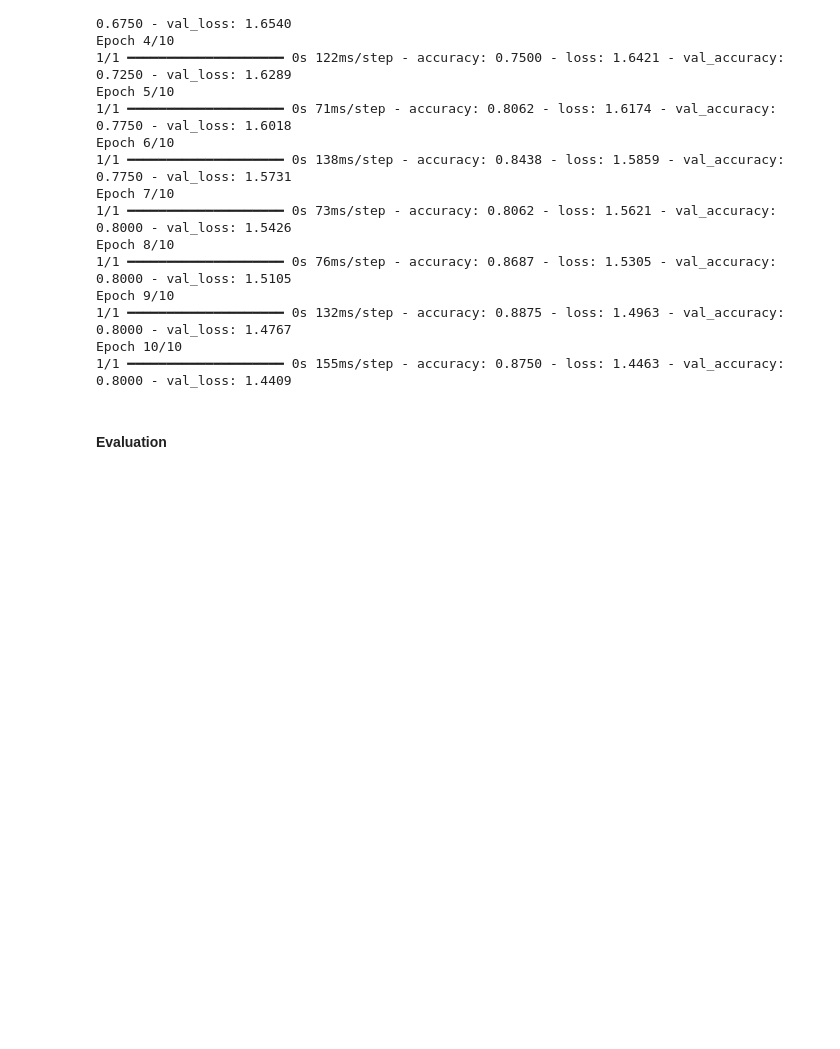
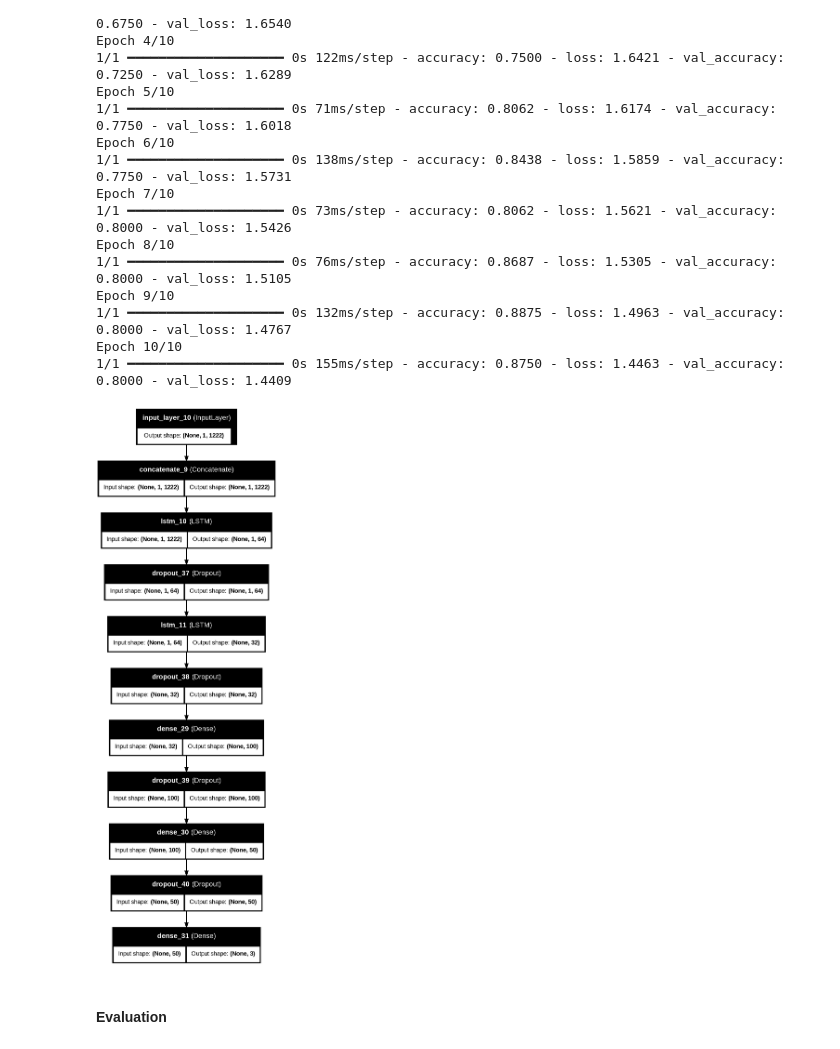
Before and after one commit to Biline-dev/AI_tools, a Jupyter notebook: Audio_Sentiment_Analysis_Project.ipynb, the cells around one changed output. Cells and saved outputs as stored; diff of their text form; code cells hidden in the pictures; blank space fills up the shorter version.

```diff
--- a/Audio_Sentiment_Analysis_Project.ipynb
+++ b/Audio_Sentiment_Analysis_Project.ipynb
@@ -1114,6 +1118,10 @@ Epoch 9/10
 1/1 ━━━━━━━━━━━━━━━━━━━━ 0s 132ms/step - accuracy: 0.8875 - loss: 1.4963 - val_accuracy: 0.8000 - val_loss: 1.4767
 Epoch 10/10
 1/1 ━━━━━━━━━━━━━━━━━━━━ 0s 155ms/step - accuracy: 0.8750 - loss: 1.4463 - val_accuracy: 0.8000 - val_loss: 1.4409
+# %%
+tf.keras.utils.plot_model(model_lstm, show_shapes=True, show_layer_names=True)
+# %% [output]
+[figure, added]
 # %% [markdown]
 #### Evaluation
 # %%
```
Also changed, not shown: parts of 3 cells of this notebook.
